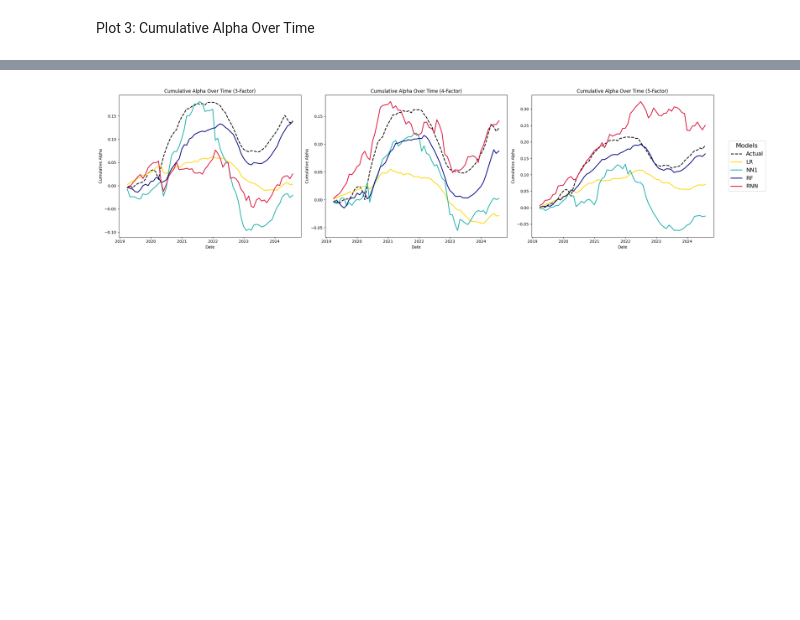
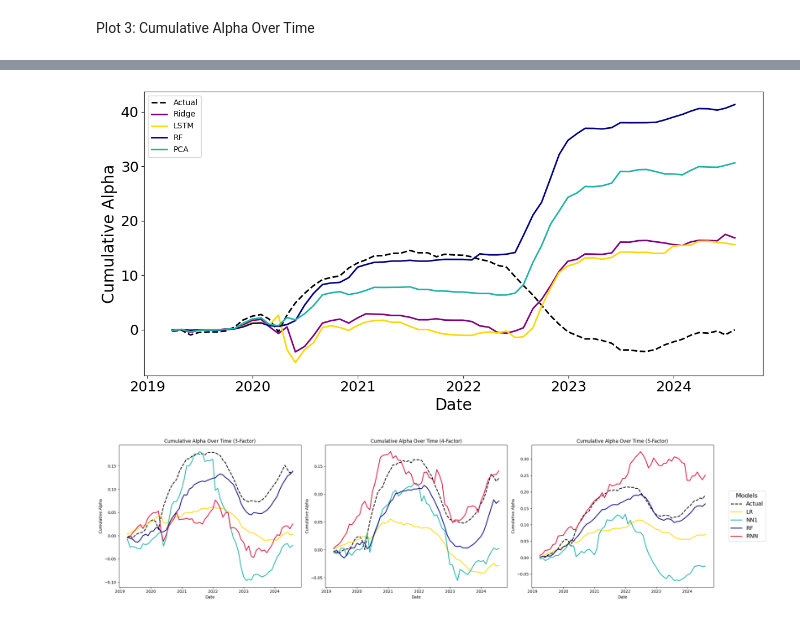
Before and after one commit to willafred/AlphaVision, a Jupyter notebook: alpha_plots.ipynb, the cells around one changed output, grey strips where cells are left out. Drawn from its saved outputs; the diff is of its cells as text; code cells hidden in the pictures; blank space fills up the shorter version.

```diff
--- a/alpha_plots.ipynb
+++ b/alpha_plots.ipynb
@@ -52,7 +72,7 @@ all_results = all_results['rolling_alpha_5f']
 # %%
 rolling_alphas = ["rolling_alpha_5f"]
 results = [tuned_results_tech]
-all_results = {}
+all_results_tech = {}
 df = pd.read_csv("df_ff_factors_techfunds.csv")
 df = df.drop(columns=["Unnamed: 0","crsp_portno"])
 df = df.sort_values(by='date')
@@ -70,5 +90,5 @@ for i in range(0, len(rolling_alphas)):
     feature_cols = [col for col in merged_df_no_id.columns if col not in [rolling_alphas[i]]]
 
     # Using a dictionary to store the df for different factor models
-    all_results[rolling_alphas[i]] = merged_df_no_id
-all_results = all_results['rolling_alpha_5f']
+    all_results_tech[rolling_alphas[i]] = merged_df_no_id
+all_results_tech = all_results_tech['rolling_alpha_5f']
@@ -324,3 +240,7 @@ plot_cumulative_alpha(all_results, 'rolling_alpha_5f')
+# %%
+plot_cumulative_alpha(all_results_tech, 'rolling_alpha_5f')
+# %% [output]
+[figure, added]
 # %%
 def plot_cumulative_alpha(all_results):
     label_mapping = {'naive': 'Naive', 'linear': 'LR', 'ffnn': 'NN1', 'rf': 'RF', 'rnn': 'RNN'}
```
Also changed, not shown: parts of 12 cells of this notebook.
